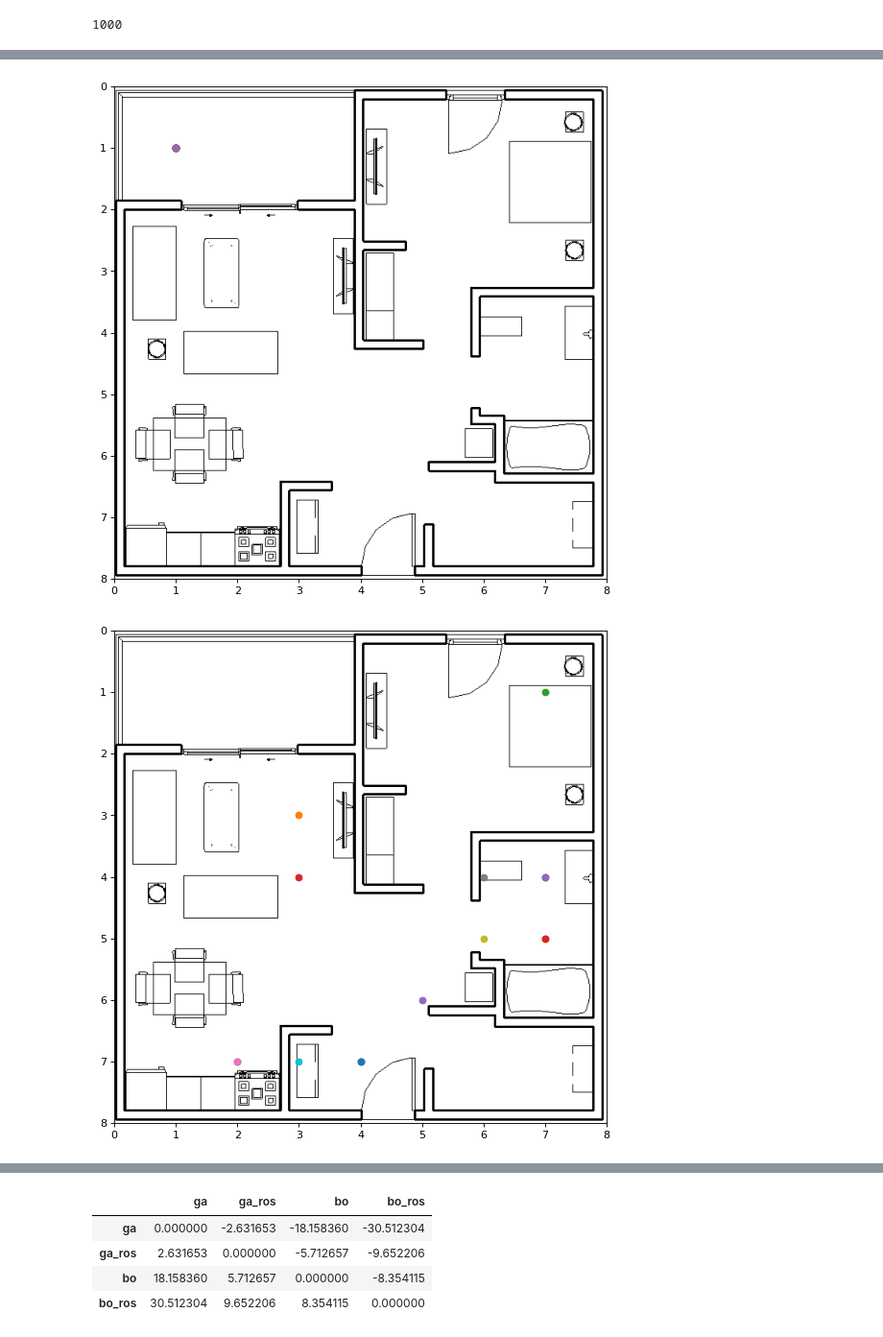
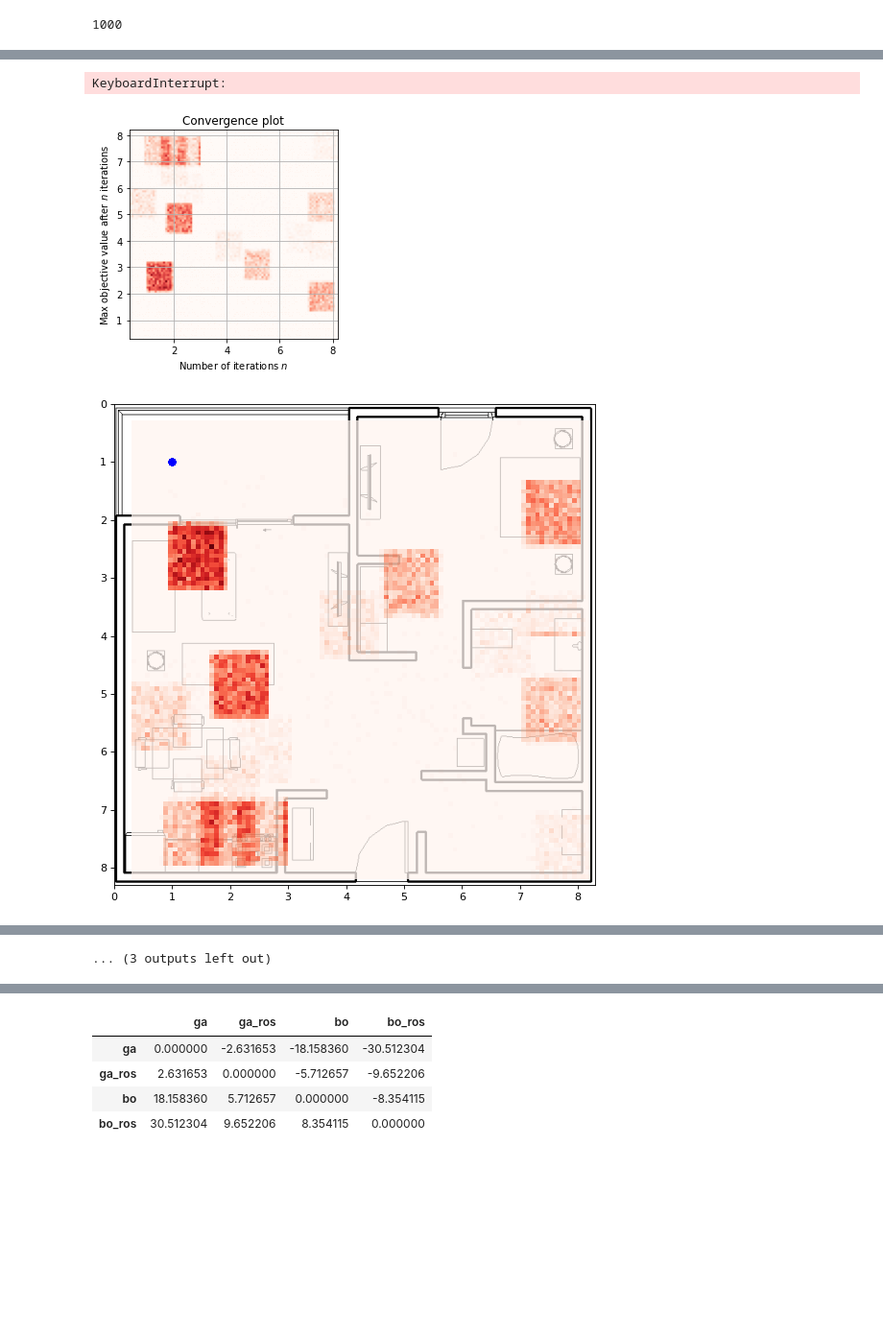
Before and after one commit to shadangolestan/Smart-Home-Sensor-Placement-Optimization, a Jupyter notebook: SensorDeploymentOptimization/Results Insights.ipynb, the cells around one changed output, grey strips where cells are left out. Shown at 96% size. Drawn from its saved outputs; the diff is of its cells as text; code cells hidden in the pictures; blank space fills up the shorter version.

```diff
--- a/SensorDeploymentOptimization/Results Insights.ipynb
+++ b/SensorDeploymentOptimization/Results Insights.ipynb
@@ -106,22 +167,5 @@ maxs
 # %%
-from IPython import display
-import pylab as pl
-import numpy as np
 
-def get_sensor_locations(c):
-    coordinates = c.get_dictionary()
-
-    Xs = []
-    Ys = []
-    for key in coordinates.keys():
-
-        if 'x' in key:
-            # print(coordinates[key])
-            Xs.append(coordinates[key])
-        else:
-            Ys.append(coordinates[key])
-
-    return Xs, Ys
 
 
 results = boi.read_files('Results/BO_ROS/')
@@ -145,28 +189,26 @@ for result in results:
     data = [100 - p for p in result.perfs]
     boi.plot_convergence(data)
     accuracies['bo_ros'].append(max(data))
-    print(max(data))
+
+    # print(max(data))
     # plt.show()
 
     configs = result.get_all_configs()
 
     for config_index in change:
         c = configs[config_index]
-
+        agent_x, agent_y = get_traces("Agent Trace Files ROS/")
+        HeatMap(agent_x, agent_y)
 
         Xs, Ys = get_sensor_locations(c)
 
-        fig, ax = plt.subplots(figsize=(8.5, 8.5), dpi=80)
+        fig, ax = plt.subplots(figsize=(8.3, 8.3), dpi=80)
         for i in range(len(Xs)):
 
+            xlim=(0, 8.3)
+            ylim=(0, 8.3)
 
-
-
-
-            xlim=(0, 8.0)
-            ylim=(0, 8.0)
-
-            plt.scatter(Xs[i], Ys[i])
+            plt.scatter(Xs[i], Ys[i], color='b')
             # ax.plot(Xs[i], Ys[i], marker='o', color='k', lw=10)
 
             plt.xlim(*xlim)
@@ -175,19 +217,14 @@ for result in results:
             # plt.show()
             fig.canvas.draw()
 
+            img = plt.imread("testcase.jpg")
 
-
-
-            img = plt.imread("testcase.jpg")
-            im = plt.imshow(np.flipud(img), origin='upper', extent=[0, 8, 0, 8])
+            im = plt.imshow(np.flipud(img), origin='upper', extent=[0, 8.3, 0, 8.3])
+            HeatMap(agent_x, agent_y)
             # ax.imshow(img, extent=[0, 8, 0, 8])
 
             plt.gca().invert_yaxis()
 
         display.clear_output(wait=True)
         display.display(pl.gcf())
-
-        # plt.show()
-
-    break
 # %% [output]
@@ -195,2 +232,3 @@ for result in results:
+KeyboardInterrupt:
-[figure, old version]
+[figure, new version]
-[figure, old version]
+[figure, new version]
@@ -203,0 +243 @@ for result in results:
+... (3 outputs left out)
```
Also changed, not shown: parts of 8 cells of this notebook, 7 other files.
